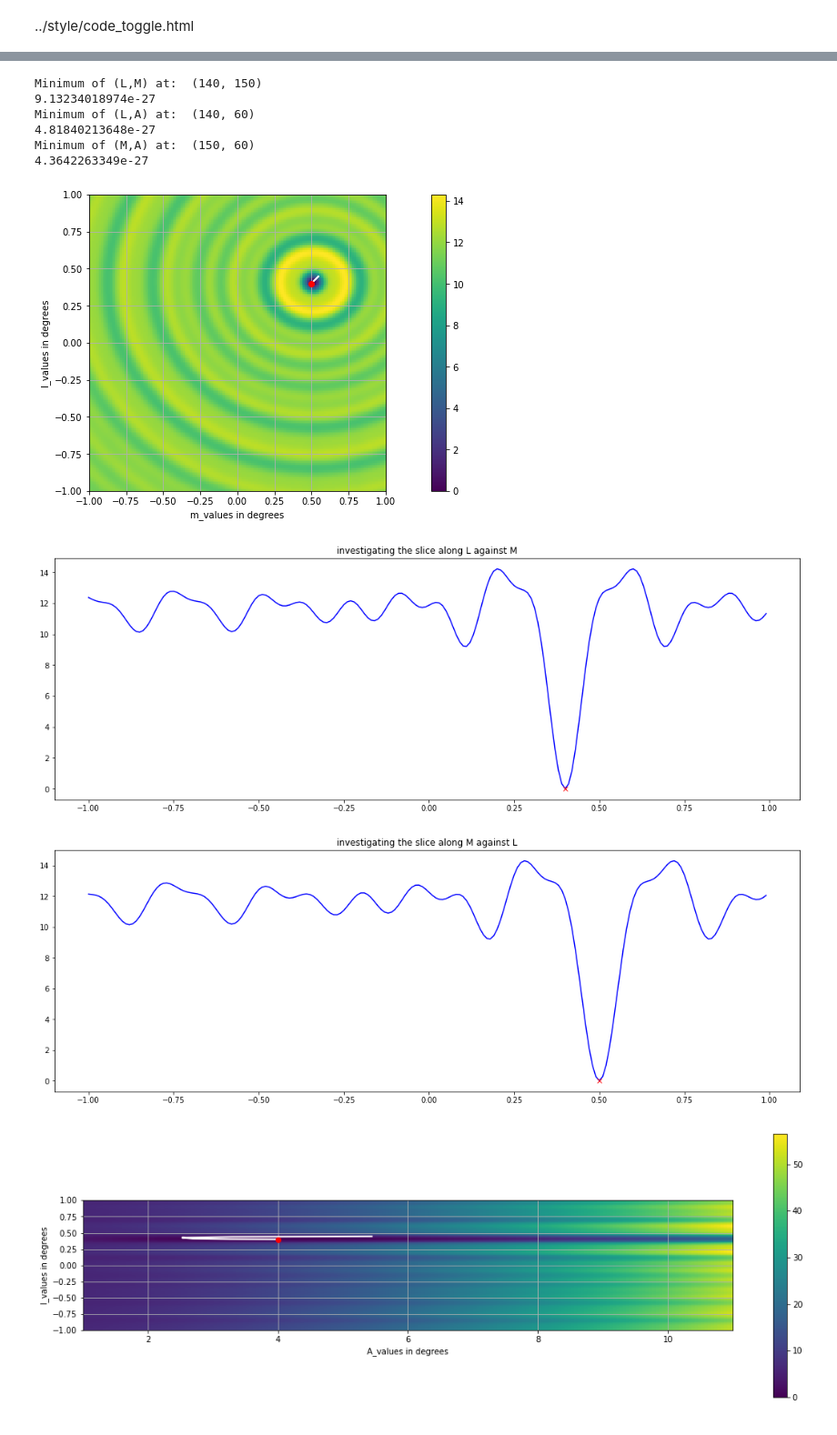
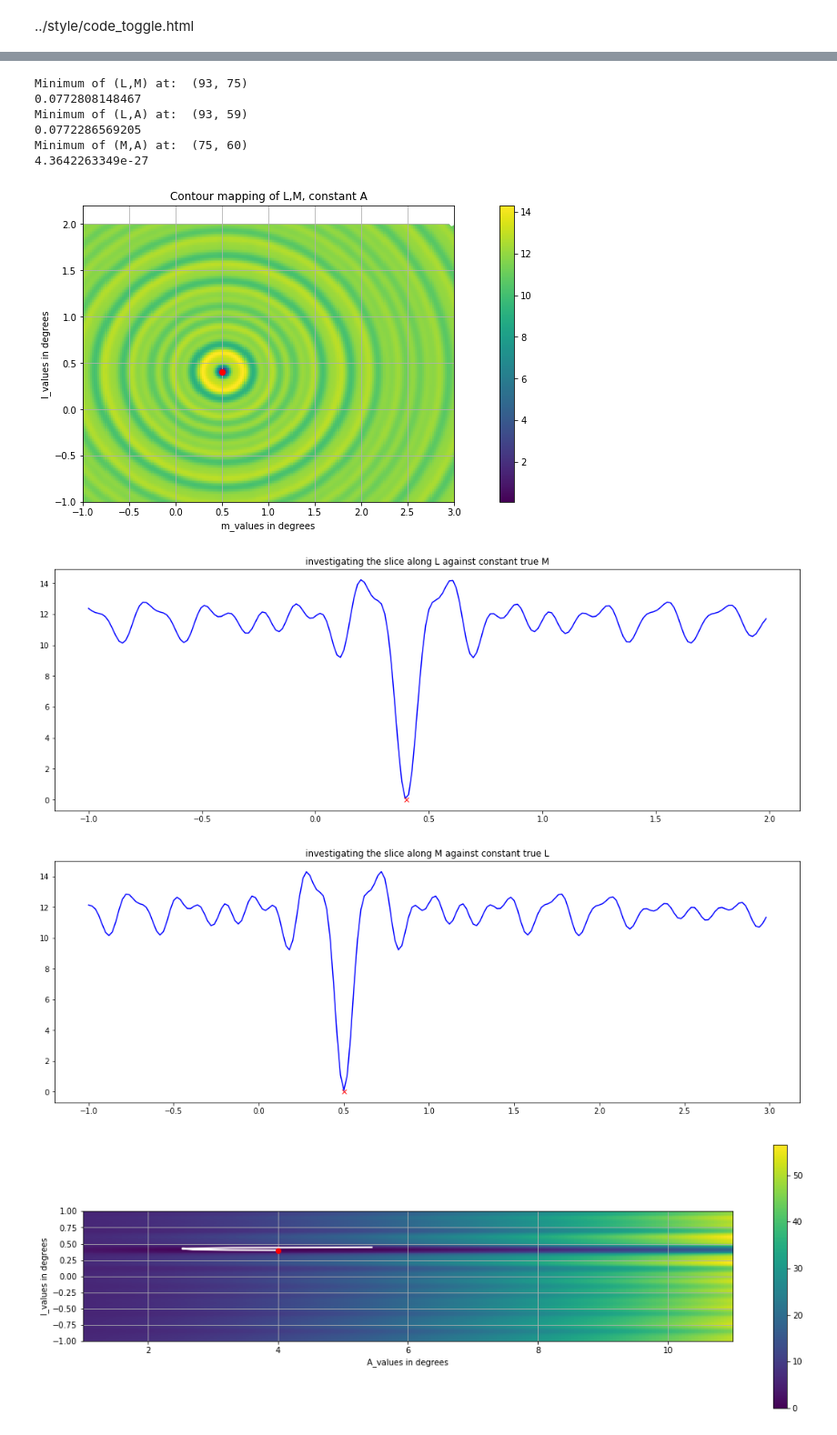
Before and after one commit to TiisQ/Honours-Project, a Jupyter notebook: Testing_simulator-3param-(where).ipynb, the cells around one changed output, grey strips where cells are left out. Shown at 91% size. Drawn from its saved outputs; the diff is of its cells as text; code cells hidden in the pictures.

```diff
--- a/Testing_simulator-3param-(where).ipynb
+++ b/Testing_simulator-3param-(where).ipynb
@@ -99,16 +99,16 @@ def modfunc_res(x, u_ant, v_ant, data):
 # %%
 ## Choose number of timeslots
 timeslots= 200
-Amp_no,l_no,m_no,ut,vt,SNum,ArNum,arrayHxpos=pp.formatSParams('Array_Profile.txt','Field_Profile.txt',td=timeslots)
+A_mod,l_mod,m_mod,ut,vt,arrayHxpos=pp.formatSParams('Array_Profile.txt','Field_Profile.txt',td=timeslots)
 
 t = np.arange(0, 5, 5/timeslots)          #The points at which we will be taking our "measurements"
 noise = 0.000*np.random.normal(size=(2*t.shape[0])*len(ut)) #A noise vector used to manufacture "real" measurements.
 
-x_true = np.array([np.radians(0.4), np.radians(0.5),np.radians(4)])          #The true (starting) values of our parameter vector (for alg).
-x_con = np.array([np.radians(0.45), np.radians(0.55),np.radians(10)])
+x_true = np.radians([0.4,0.5,4])          #The true (starting) values of our parameter vector (for alg).
+x_mod = np.radians([l_mod[0],m_mod[0],A_mod[0]])
 
-x_start= x_con.copy()
+x_start= x_mod.copy()
 
 d = modfunc(x_true, ut, vt) + noise #Our "observed" data, contructed from our true parameter values and the noise vector.
-m = modfunc(x_con, ut, vt)              #Our fitted function using the initial guess parameters.
-r = modfunc_res(x_con, ut, vt, d)
+m = modfunc(x_mod, ut, vt)              #Our fitted function using the initial guess parameters.
+r = modfunc_res(x_mod, ut, vt, d)
@@ -240,7 +249,7 @@ def levenberg_marquardt(data, u_ant, v_ant, x, r_func, j_func, maxit=100, lamda=
         if it >= maxit:
             return x,chiplot,solpath
 # %%
-solved_x,cplot,spath = levenberg_marquardt(d,ut,vt,x_con,modfunc_res,modfunc_jac)
+solved_x,cplot,spath = levenberg_marquardt(d,ut,vt,x_mod,modfunc_res,modfunc_jac)
 print("solved x: ", solved_x)
 print("true x: ", x_true)
 print("model x: ",  x_start) #got from up there
@@ -278,6 +287,6 @@ plt.show()
 # %%
-L= np.radians(np.arange(-1,1,2/timeslots))
-M= np.radians(np.arange(-1,1,2/timeslots))
+L= np.radians(np.arange(-1,2,3/timeslots))
+M= np.radians(np.arange(-1,3,4/timeslots))
 A= np.radians(np.arange(1,11,10/timeslots))
 
 rr_constA= np.empty((timeslots,timeslots))
@@ -314,33 +323,33 @@ Minimum_L= np.unravel_index(np.argmin(rr_constL),rr_constL.shape)
 print("Minimum of (M,A) at: ",Minimum_L)
 print(rr_constL[Minimum_L])
 # %% [output]
-Minimum of (L,M) at:  (140, 150)
-9.13234018974e-27
-Minimum of (L,A) at:  (140, 60)
-4.81840213648e-27
-Minimum of (M,A) at:  (150, 60)
+Minimum of (L,M) at:  (93, 75)
+0.0772808148467
+Minimum of (L,A) at:  (93, 59)
+0.0772286569205
+Minimum of (M,A) at:  (75, 60)
 4.3642263349e-27
 # %%
-plt.imshow(np.flipud(rr_constA), extent=[-1,1,-1,1])
+plt.imshow(np.flipud(rr_constA), extent=[-1,3,-1,2])
 plt.plot(spath[:,1,]*180/np.pi, spath[:,0]*180/np.pi, 'w',lw=2)
 plt.plot(x_true[1]*180/np.pi,x_true[0]*180/np.pi,'ro',lw=1)
 plt.colorbar()
 plt.grid()
 plt.xlabel("m_values in degrees")
 plt.ylabel("l_values in degrees")
 plt.title("Contour mapping of L,M, constant A")
 plt.show()
 
 plt.plot(L*180/np.pi,rr_constA[:,Minimum_A[1]], 'b', x_true[0]*180/np.pi,[0],'rx')
 plt.title("investigating the slice along L against constant true M")
 plt.show()
 plt.plot(M*180/np.pi,rr_constA[Minimum_A[0],:], 'b', x_true[1]*180/np.pi,[0],'rx')
 plt.title("investigating the slice along M against constant true L")
 plt.show()
 # %% [output]
-[figure, old version]
+[figure, new version]
-[figure, old version]
+[figure, new version]
-[figure, old version]
+[figure, new version]
 # %%
 plt.imshow(np.flipud(rr_constM), extent=[1,11,-1,1])
 plt.plot(spath[:,2]*180/np.pi, spath[:,0]*180/np.pi, 'w',lw=2)
```
Also changed, not shown: parts of 7 cells of this notebook.
